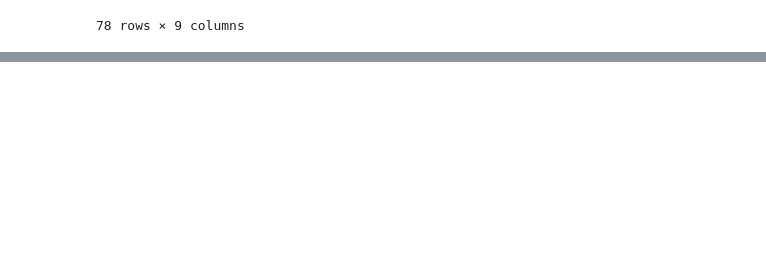
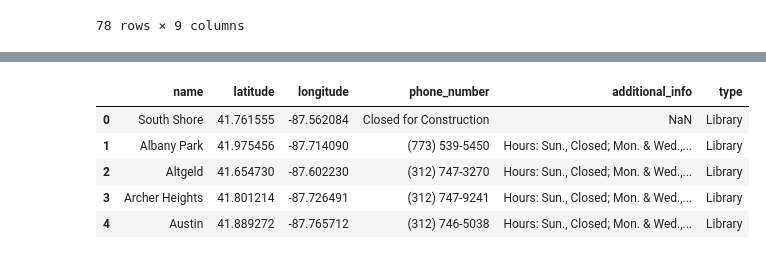
Before and after one commit to natashamathur/MapBuilder, a Jupyter notebook: final_project_data.ipynb, the cells around one changed output, grey strips where cells are left out. Saved outputs shown, nothing was run; the diff lists cells and outputs as text; code cells hidden in the pictures; blank space fills up the shorter version.

```diff
--- a/final_project_data.ipynb
+++ b/final_project_data.ipynb
@@ -55,0 +48,17 @@ schools (kevin)
+# %%
+libraries = pd.read_csv('Libraries_-_Locations__Hours_and_Contact_Information.csv')
+libraries['latitude'] = libraries.LOCATION.apply(lambda x: float(x.strip("()").split(",")[0]))
+libraries['longitude'] = libraries.LOCATION.apply(lambda x: float(x.strip("()").split(",")[1]))
+libraries = libraries[['NAME ', 'latitude', 'longitude', 'PHONE', 'HOURS OF OPERATION']]
+libraries.columns=['name', 'latitude', 'longitude', 'phone_number', 'additional_info']
+libraries.additional_info = "Hours: " + libraries.additional_info
+libraries['type'] = "Library"
+
+libraries.head()
+# %% [output]
+|  | name | latitude | longitude | phone_number | additional_info | type |
+| 0 | South Shore | 41.761555 | -87.562084 | Closed for Construction | NaN | Library |
+| 1 | Albany Park | 41.975456 | -87.714090 | (773) 539-5450 | Hours: Sun., Closed; Mon. & Wed.,... | Library |
+| 2 | Altgeld | 41.654730 | -87.602230 | (312) 747-3270 | Hours: Sun., Closed; Mon. & Wed.,... | Library |
+| 3 | Archer Heights | 41.801214 | -87.726491 | (312) 747-9241 | Hours: Sun., Closed; Mon. & Wed.,... | Library |
+| 4 | Austin | 41.889272 | -87.765712 | (312) 746-5038 | Hours: Sun., Closed; Mon. & Wed.,... | Library |
```
Also changed, not shown: parts of 11 cells of this notebook.
